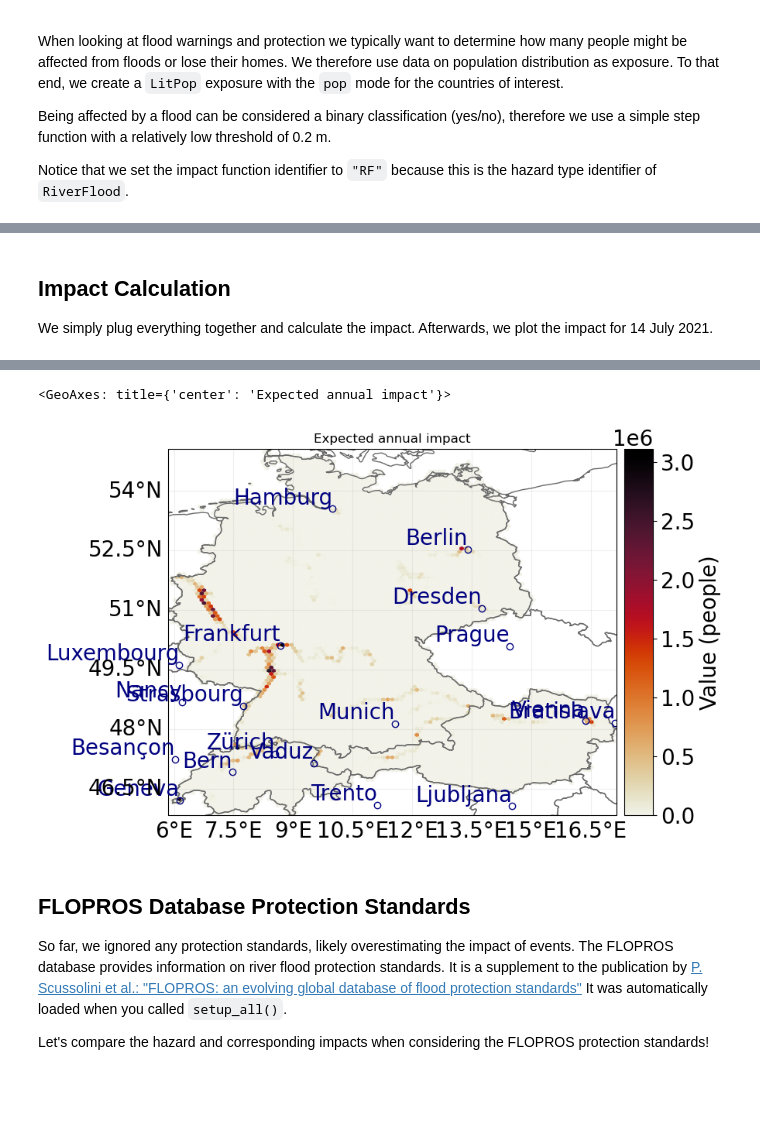
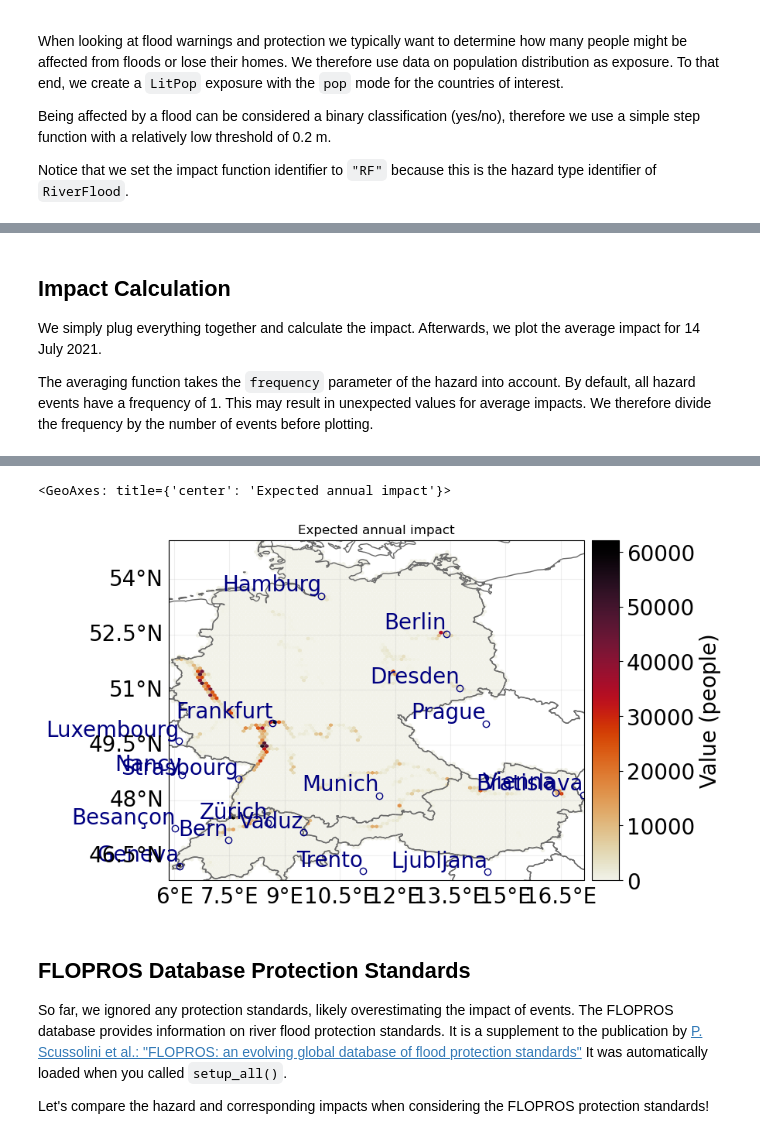
Before and after one commit to CLIMADA-project/climada_petals, a Jupyter notebook: doc/tutorial/climada_hazard_glofas_rf.ipynb, the cells around one changed output, grey strips where cells are left out. Drawn from its saved outputs; the diff is of its cells as text; code cells hidden in the pictures; blank space fills up the shorter version.

```diff
--- a/doc/tutorial/climada_hazard_glofas_rf.ipynb
+++ b/doc/tutorial/climada_hazard_glofas_rf.ipynb
@@ -152,11 +145,17 @@ impf_set_affected = ImpactFuncSet([impf_affected])
 ## Impact Calculation
 
 We simply plug everything together and calculate the impact.
-Afterwards, we plot the impact for 14 July 2021.
+Afterwards, we plot the average impact for 14 July 2021.
+
+The averaging function takes the `frequency` parameter of the hazard into account.
+By default, all hazard events have a frequency of 1.
+This may result in unexpected values for average impacts.
+We therefore divide the frequency by the number of events before plotting.
 # %%
 import numpy as np
 from climada.engine import ImpactCalc
 
+hazard.frequency = hazard.frequency / hazard.size
 impact = ImpactCalc(exposure, impf_set_affected, hazard).impact()
 impact.plot_hexbin_eai_exposure(gridsize=100, lw=0)
 # %% [output]
@@ -168,5 +167,5 @@ impact.plot_hexbin_eai_exposure(gridsize=100, lw=0)
 <GeoAxes: title={'center': 'Expected annual impact'}>
-[figure, old version]
+[figure, new version]
 # %% [markdown]
 ## FLOPROS Database Protection Standards
 
```
Also changed, not shown: parts of 6 cells of this notebook, 1 other file.
